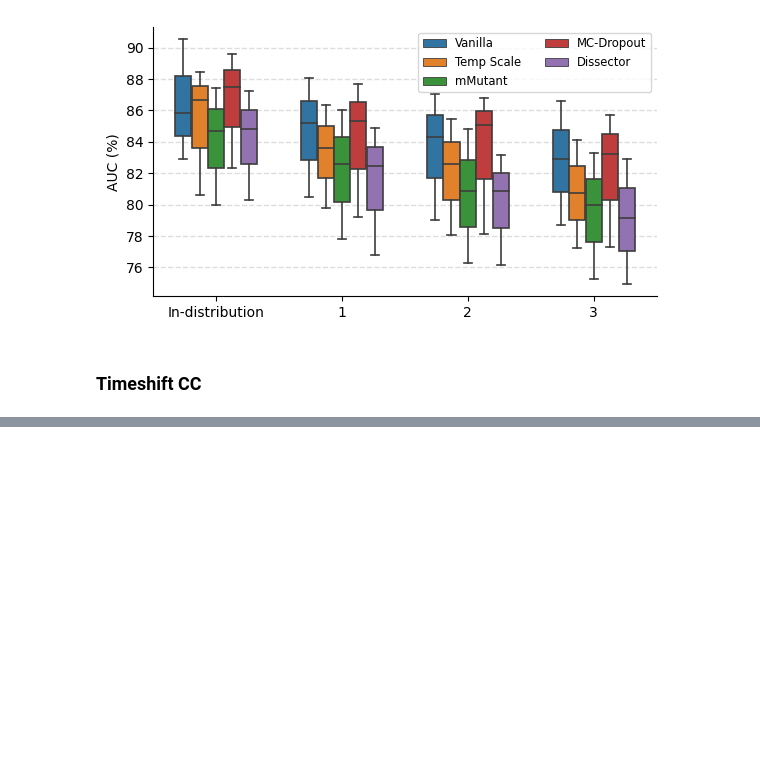
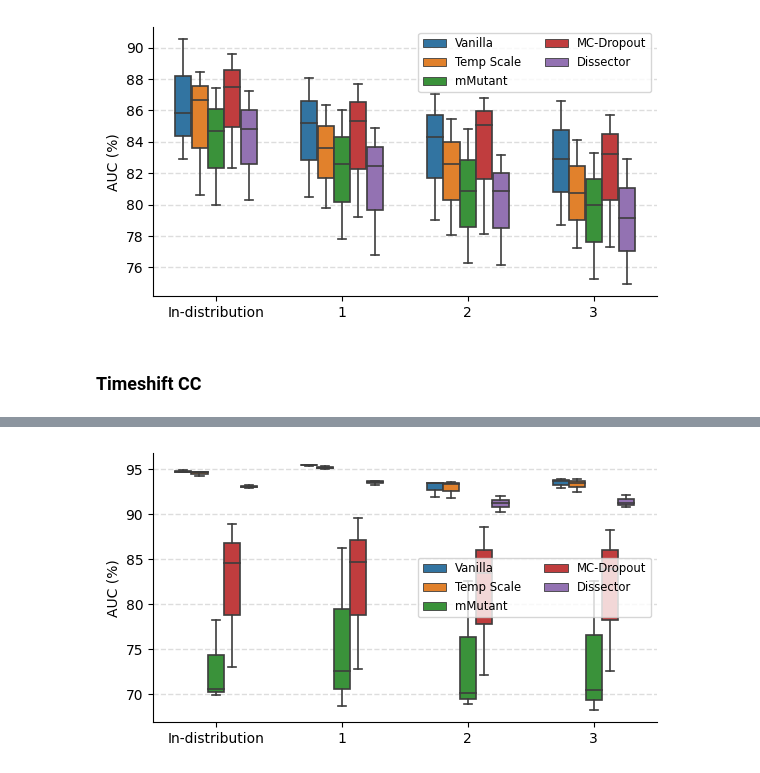
Before and after one commit to yul091/UncertaintyPL, a Jupyter notebook: notebooks/uncertainty_eval.ipynb, the cells around one changed output, grey strips where cells are left out. Drawn from its saved outputs; the diff is of its cells as text; code cells hidden in the pictures; blank space fills up the shorter version.

```diff
--- a/notebooks/uncertainty_eval.ipynb
+++ b/notebooks/uncertainty_eval.ipynb
@@ -358,0 +468,33 @@ plt.show()
+# %%
+# Reshape the data using melt function
+data_melt = pd.melt(
+    author_cc_df,
+    id_vars=['Method', 'Metric', 'Shift', 'Task', 'Model'],
+    value_vars=['Validation', 'Shift1', 'Shift2', 'Shift3'],
+    var_name='Shift_Intensity',
+    value_name='AUC',
+)
+data_melt['Shift_Intensity'] = data_melt['Shift_Intensity'].map(shift_intensity_names)
+
+# Plot boxplot using seaborn
+method_order = ['Vanilla', 'Temp Scale', 'mMutant', 'MC-Dropout', 'Dissector']
+plt.figure(figsize=(6.5, 3.5))
+plt.grid(True, color='#DDDDDD', linestyle='--', linewidth=1)
+ax = sns.boxplot(
+    data=data_melt,
+    x='Shift_Intensity',
+    y='AUC',
+    hue='Method',
+    hue_order=method_order,
+    width=0.65,
+    linewidth=1.2,
+)
+ax.set_axisbelow(True)
+ax.spines['right'].set_visible(False)
+ax.spines['top'].set_visible(False)
+ax.legend(ncols=2, fontsize='small')
+plt.xlabel('')
+plt.ylabel('AUC (%)')
+plt.show()
+# %% [output]
+[figure, added]
```
Also changed, not shown: parts of 7 cells of this notebook.
